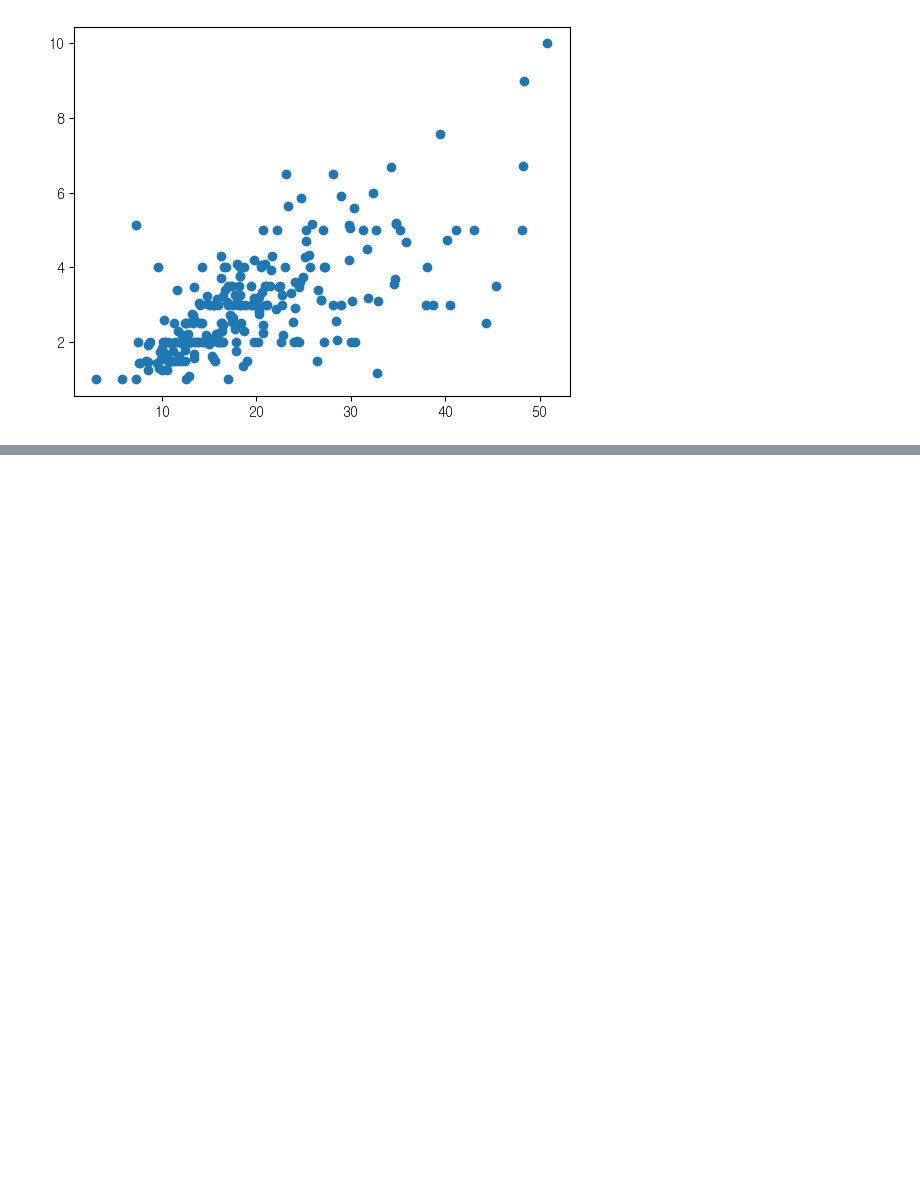
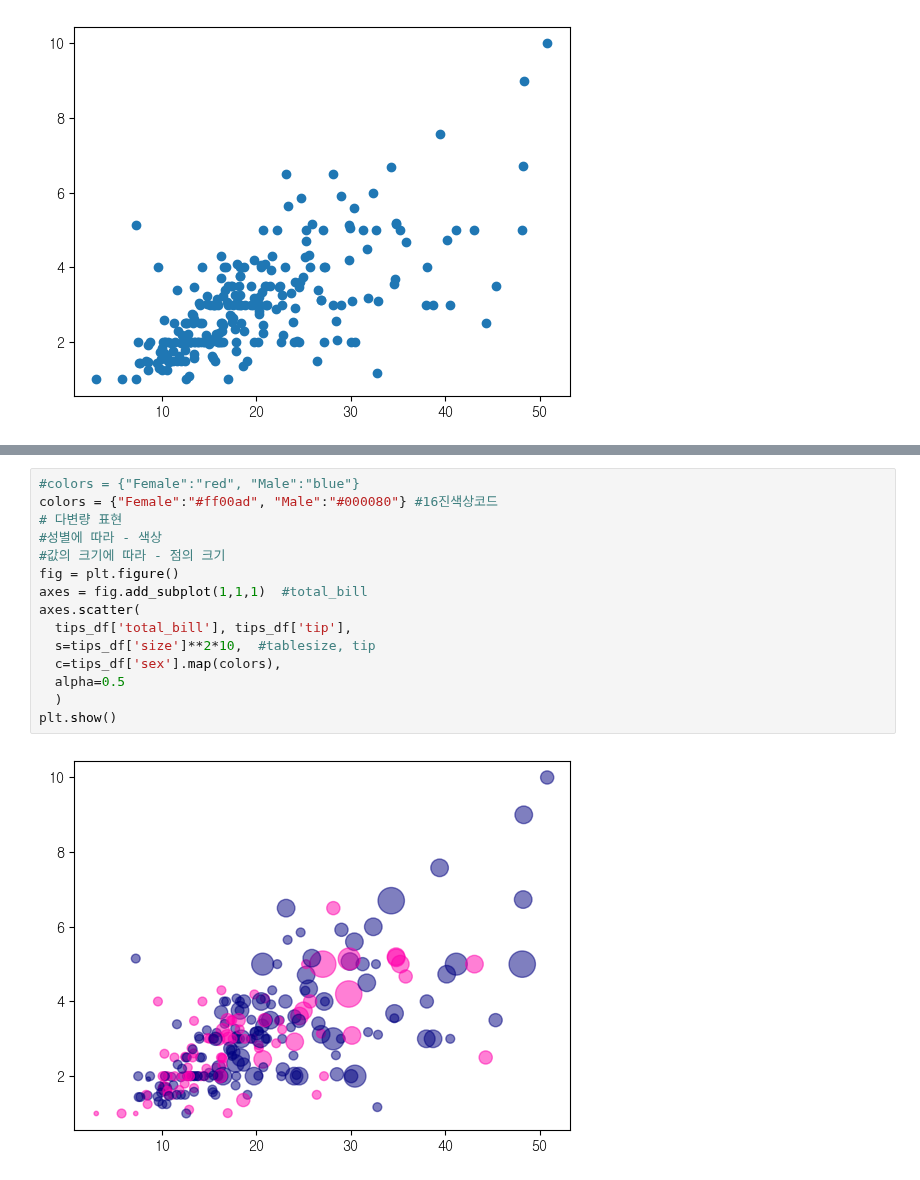
Before and after one commit to yleessam/hipython_rep, a Jupyter notebook: 17.시각화.ipynb, the cells around one changed output, grey strips where cells are left out. Drawn from its saved outputs; the diff is of its cells as text; blank space fills up the shorter version.

```diff
--- a/17.시각화.ipynb
+++ b/17.시각화.ipynb
@@ -297,0 +299,17 @@ plt.show()
+# %%
+#colors = {"Female":"red", "Male":"blue"}
+colors = {"Female":"#ff00ad", "Male":"#000080"} #16진색상코드
+# 다변량 표현
+#성별에 따라 - 색상
+#값의 크기에 따라 - 점의 크기
+fig = plt.figure()
+axes = fig.add_subplot(1,1,1)  #total_bill
+axes.scatter(
+  tips_df['total_bill'], tips_df['tip'],
+  s=tips_df['size']**2*10,  #tablesize, tip
+  c=tips_df['sex'].map(colors),
+  alpha=0.5
+  )
+plt.show()
+# %% [output]
+[figure, added]
```
Also changed, not shown: parts of 3 cells of this notebook.
